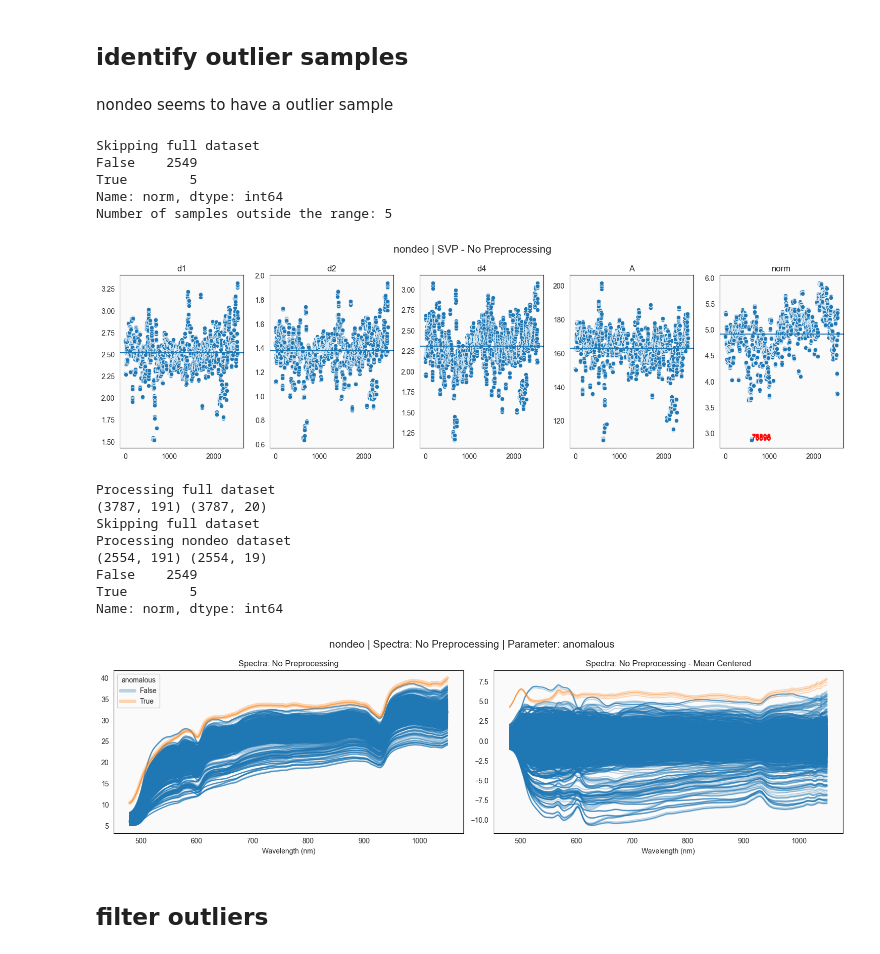
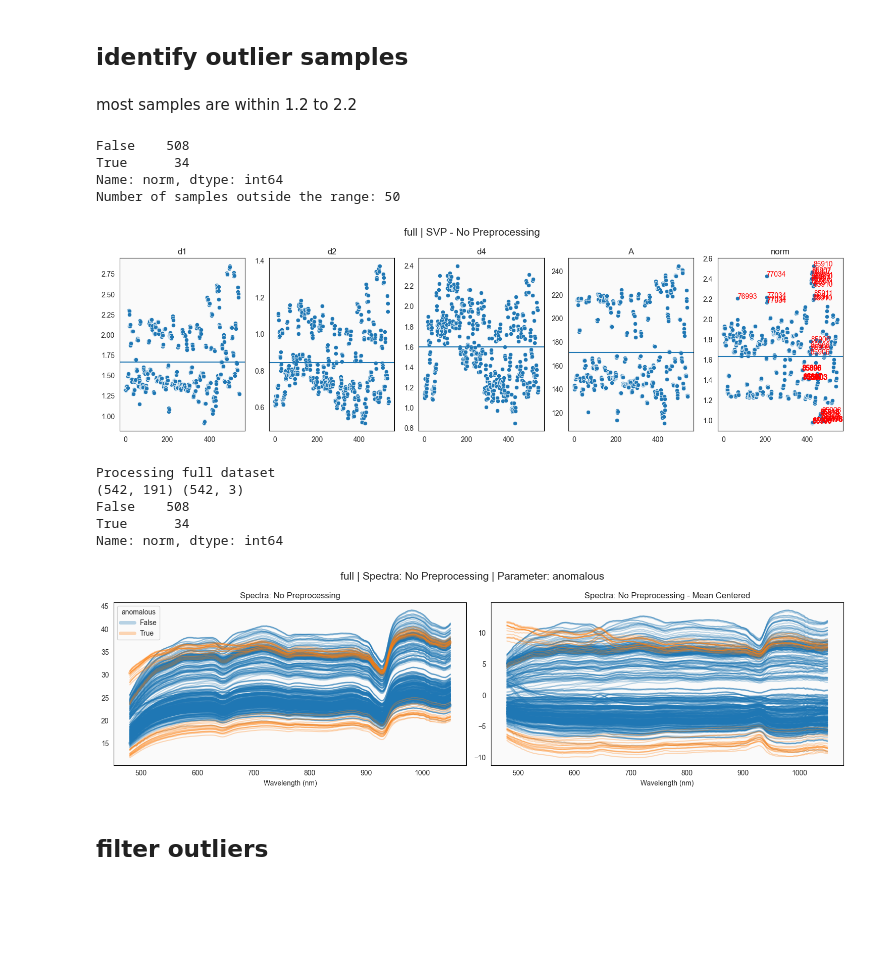
Before and after one commit to ryan-soh-pprint/DS_template, a Jupyter notebook: notebooks/03_outlier_check.ipynb, the cells around one changed output. Drawn from its saved outputs; the diff is of its cells as text; code cells hidden in the pictures; blank space fills up the shorter version.

```diff
--- a/notebooks/03_outlier_check.ipynb
+++ b/notebooks/03_outlier_check.ipynb
@@ -54,11 +56,5 @@ print(deo_info_df.shape, nondeo_info_df.shape)
 datasets = {
     'full': {
         'info_df_og': info_df.reset_index().drop(columns=['lot_name']).set_index('lot_id')
-    },
-    # 'deo': {
-    #     'info_df_og': deo_info_df
-    # },
-    'nondeo': {
-        'info_df_og': nondeo_info_df
     }
 }
@@ -96,10 +83,14 @@ dict_keys(['info_df_og', 'info_df_cut'])
 # %%
 for dataset in datasets:
     print(f'Processing {dataset} dataset')
-    info_df_copy = datasets[dataset]['info_df_cut'].reset_index()
+    info_df_copy = datasets[dataset]['info_df_og'].reset_index()
     raw_df, label_df = preprocess(spectra_df, info_df_copy, wavelengths = WAVELENGTHS_3NM_V1)
+
+    label_df = pd.merge(label_df.drop_duplicates(), spectra_df[["lot_id","date_scanned"]], on='lot_id', how='left').drop(columns=['index'])
 
     datasets[dataset]['raw_df'] = raw_df
     datasets[dataset]['label_df'] = label_df
+
+    print(f'Shapes: {raw_df.shape}, {label_df.shape}')
 # %% [output]
 Processing full dataset
@@ -107,7 +114,7 @@ Processing nondeo dataset
 # %%
 for dataset in datasets:
     print(f'Processing {dataset} dataset')
-    label_df = datasets[dataset]['info_df_cut']
+    label_df = datasets[dataset]['info_df_og']
 
     param_label_map = {}
 
@@ -170,16 +172,12 @@ for selection in selections:
 # %% [markdown]
 ## identify outlier samples
-# %% [markdown]
-nondeo seems to have a outlier sample
+# %% [markdown]
+most samples are within 1.2 to 2.2
 # %%
 for selection in selections:
 
     output_dir = Path(f"../data/visualisation/{selection}/")
     output_dir.mkdir(exist_ok=True, parents=True)
-
-    if selection != "nondeo":
-        print(f"Skipping {selection} dataset")
-        continue
 
     selected_df = selections[selection]['raw_df']
     selected_labels = selections[selection]['label_df']
@@ -197,8 +195,8 @@ for selection in selections:
         4 : 'norm'
     }
     choice = 4
-    maxval = 8
-    minval = 3
+    maxval = 2.15
+    minval = 1.15
 
     norm_data = svp_arr[metrics[choice]]
 
@@ -214,6 +212,10 @@ for selection in selections:
             norm_ax.text(idx, norm_data.iloc[idx], norm_data.index[idx],
                         fontsize=10, color='red')
             count += 1
+        elif norm_data.index[idx] in [85896, 85897,85903,85906]:
+            norm_ax.text(idx, norm_data.iloc[idx], norm_data.index[idx],
+                        fontsize=10, color='red')
+            count += 1
 
     print(f"Number of samples outside the range: {count}")
 
@@ -221,12 +223,11 @@ for selection in selections:
     plt.show()
     plt.close()
 # %% [output]
-Skipping full dataset
-False    2549
-True        5
+False    508
+True      34
 Name: norm, dtype: int64
-Number of samples outside the range: 5
+Number of samples outside the range: 50
-[figure, old version]
+[figure, new version]
 # %%
 for selection in selections:
     SAMPLE_TYPE = f'{selection}'
@@ -235,48 +236,41 @@ for selection in selections:
     selected_df = selections[selection]['raw_df']
     selected_labels = selections[selection]['label_df']
     print(selected_df.shape, selected_labels.shape)
-
-    if selection != "nondeo":
-        print(f"Skipping {selection} dataset")
-        continue
 
     svp_arr = spectral_vector_properties(selected_df, True)
 
     metrics = {
         0 : 'd1',
         1 : 'd2',
         2 : 'd4',
         3 : 'A',
         4 : 'norm'
     }
     choice = 4
-    maxval = 8
-    minval = 3
+    maxval = 2.15
+    minval = 1.15
 
     anomalous_mask = (svp_arr[metrics[choice]] < minval) | (svp_arr[metrics[choice]] > maxval)
     print(anomalous_mask.value_counts())
 
     # add a new column in check_df to label anomalous samples
     check_df = selected_df.copy(deep=True)
     check_df['anomalous'] = anomalous_mask
     # display(check_df[check_df['anomalous'] == True])
 
     plot_spectra(selected_df, labels=check_df[['anomalous']],
                 spec_prep=PREPROCESSING,
                 sample_type=SAMPLE_TYPE,
                 cmap=cmap)
     plt.show()
     plt.close()
 # %% [output]
 Processing full dataset
-(3787, 191) (3787, 20)
-Skipping full dataset
-Processing nondeo dataset
-(2554, 191) (2554, 19)
-False    2549
-True        5
+(542, 191) (542, 3)
+False    508
+True      34
 Name: norm, dtype: int64
-[figure, old version]
+[figure, new version]
 # %% [markdown]
 ## filter outliers
 # %%
```
Also changed, not shown: parts of 15 cells of this notebook, 3 other files.
